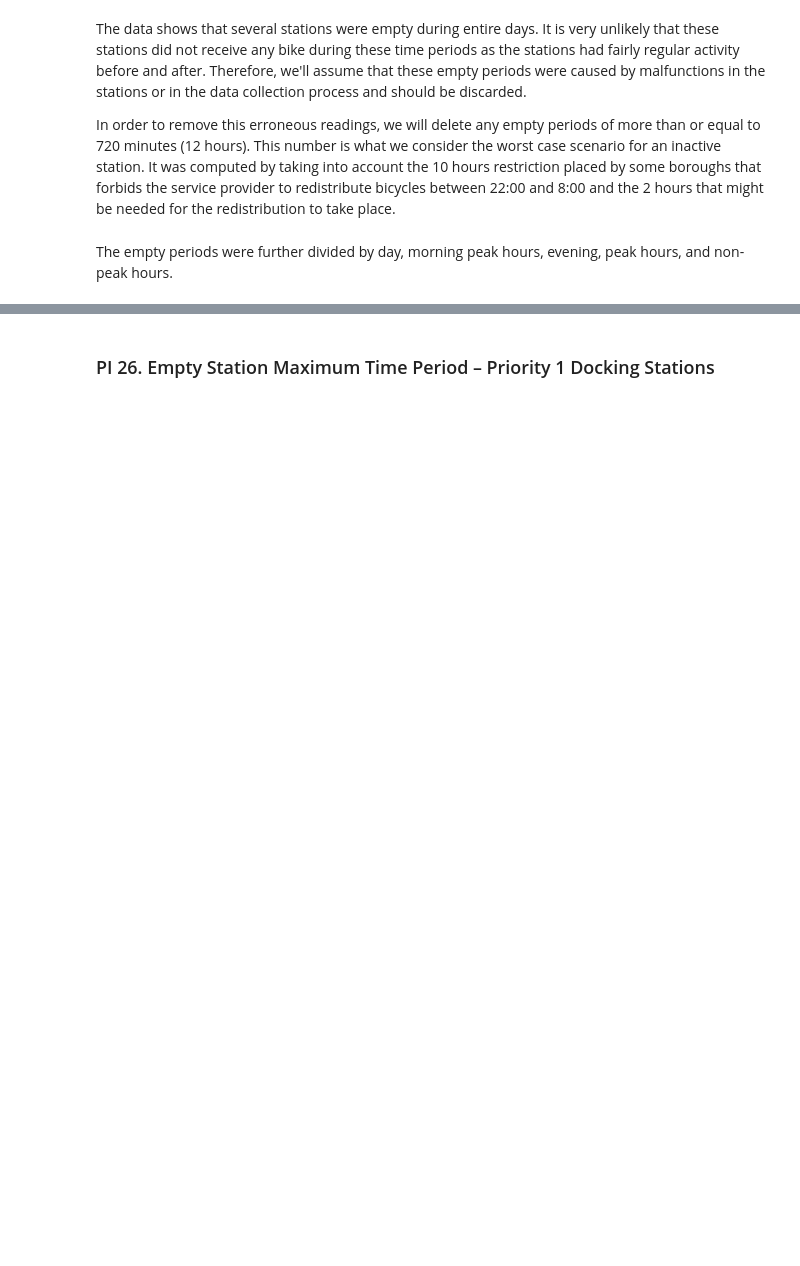
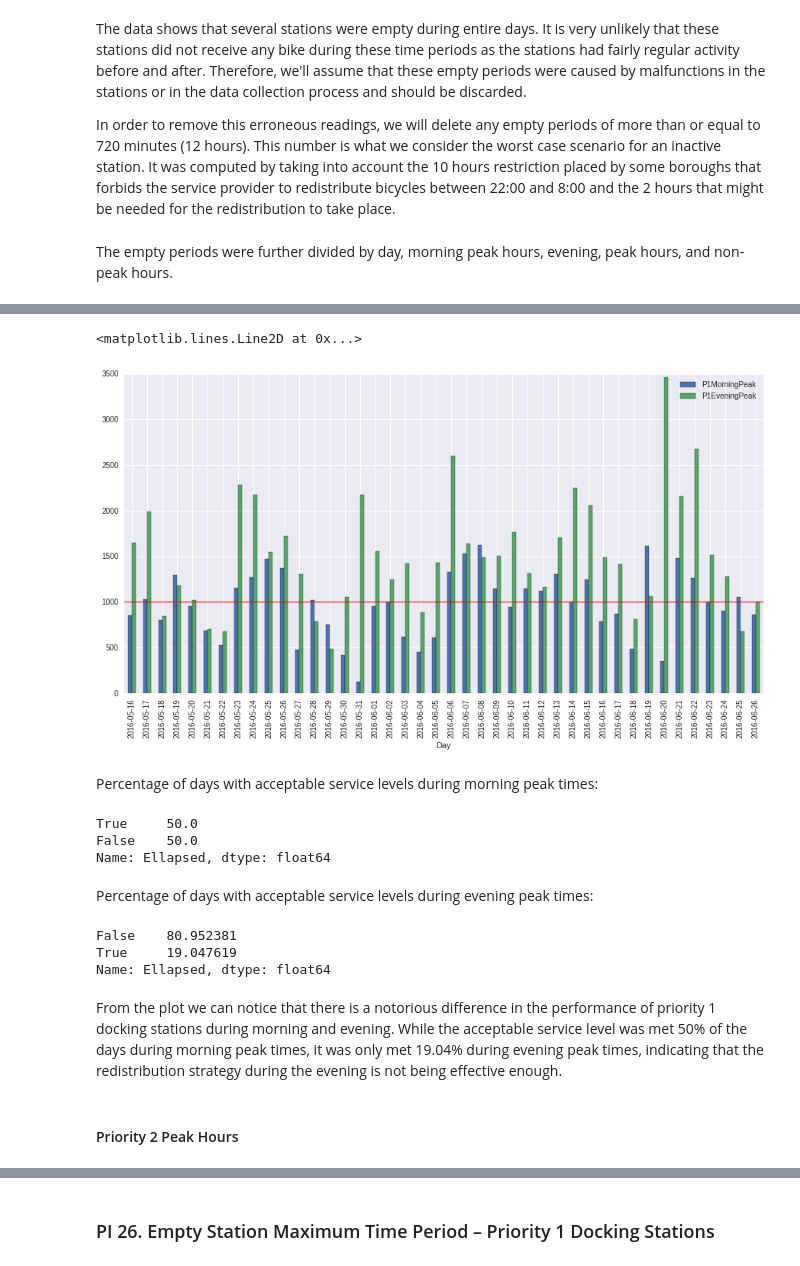
Before and after one commit to ibrahim85/spts-uoe, a Jupyter notebook: Untitled.ipynb, the cells around one changed output, grey strips where cells are left out. Saved outputs shown, nothing was run; the diff lists cells and outputs as text; code cells hidden in the pictures; blank space fills up the shorter version.

```diff
--- a/Untitled.ipynb
+++ b/Untitled.ipynb
@@ -149,0 +124,34 @@ sns.distplot(empty_periods.Ellapsed, kde=False)
+# %%
+p1_peak_threshold = 1000
+# %%
+p1_evening_peak = pi24_results.xs((1.0, 'EVENING_PEAK'), level=('Priority', 'PeakHours'))
+p1_morning_peak = pi24_results.xs((1.0, 'MORNING_PEAK'), level=('Priority', 'PeakHours'))
+# %%
+p1_peak = pd.concat([p1_morning_peak, p1_evening_peak], axis=1)
+p1_peak.columns = ['P1MorningPeak', 'P1EveningPeak']
+# %%
+ax = p1_peak.plot(kind='bar')
+ax.axhline(y=p1_peak_threshold, linewidth=1, color='r')
+# %% [output]
+<matplotlib.lines.Line2D at 0x...>
+[figure, added]
+# %% [markdown]
+Percentage of days with acceptable service levels during morning peak times:
+# %%
+(p1_morning_peak.Ellapsed <= p1_peak_threshold).value_counts() / len(p1_non_peak) * 100
+# %% [output]
+True     50.0
+False    50.0
+Name: Ellapsed, dtype: float64
+# %% [markdown]
+Percentage of days with acceptable service levels during evening peak times:
+# %%
+(p1_evening_peak.Ellapsed <= p1_peak_threshold).value_counts() / len(p1_non_peak) * 100
+# %% [output]
+False    80.952381
+True     19.047619
+Name: Ellapsed, dtype: float64
+# %% [markdown]
+From the plot we can notice that there is a notorious difference in the performance of priority 1 docking stations during morning and evening. While the acceptable service level was met 50% of the days during morning peak times, it was only met 19.04% during evening peak times, indicating that the redistribution strategy during the evening is not being effective enough.
+# %% [markdown]
+#### Priority 2	Peak Hours
```
Also changed, not shown: parts of 121 cells of this notebook, 5 other files.
